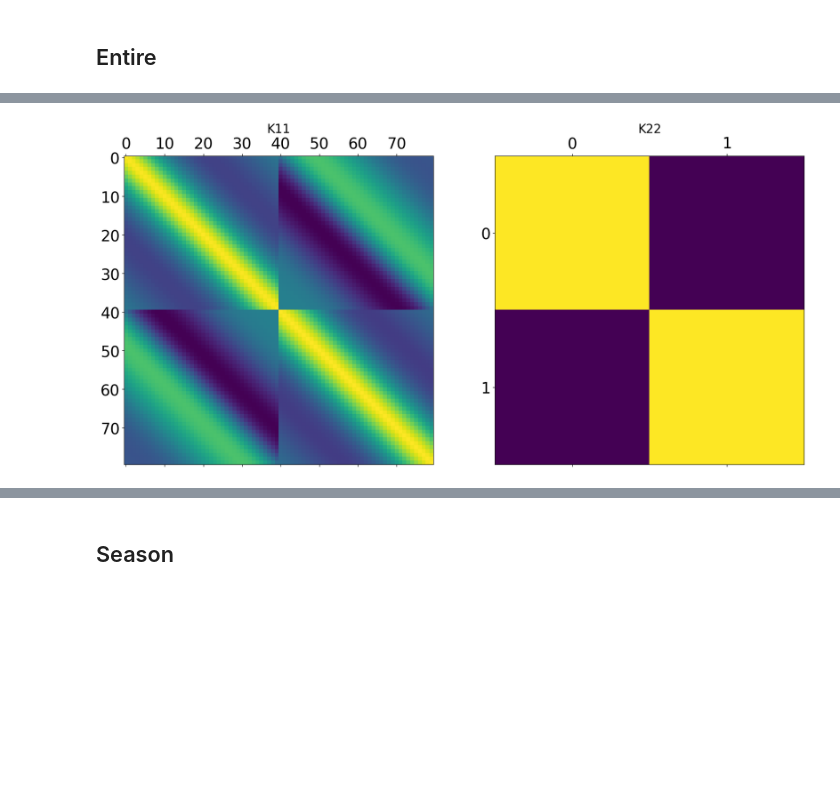
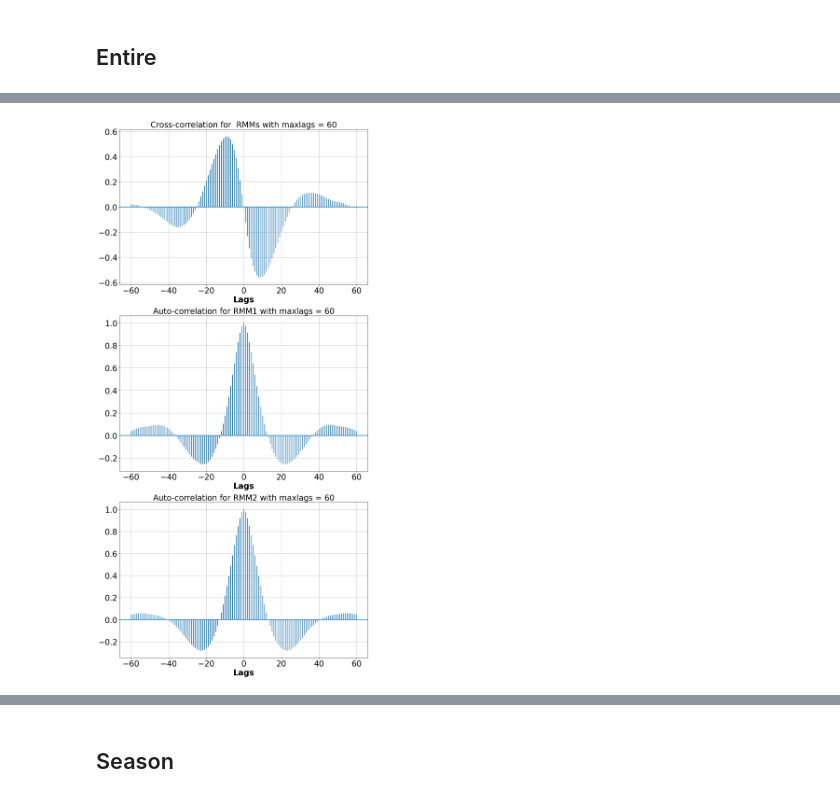
Before and after one commit to vishwas1984/SINDy_RealData, a Jupyter notebook: examples/emp_stats.ipynb, the cells around one changed output, grey strips where cells are left out. Drawn from its saved outputs; the diff is of its cells as text; code cells hidden in the pictures; blank space fills up the shorter version.

Commit message:
add modified confidence region and phase diagram

```diff
--- a/examples/emp_stats.ipynb
+++ b/examples/emp_stats.ipynb
@@ -394,41 +677,39 @@ for width in widths:
 # %%
 import matplotlib.colors as mcolors
 palette_colors = list(mcolors.TABLEAU_COLORS.keys()) # list of Tableau Palette colors
-color = palette_colors[0]
+colors = palette_colors[0:len(widths)]
 rmms = ['RMM1','RMM2']
 
 plt.rc('xtick', labelsize=25)  # fontsize of the tick labels
 plt.rc('ytick', labelsize=25)  # fontsize of the tick labels
+
+# Plot auto-correlation and cross-correlation
+maxlags = 60
+fig, axs = plt.subplots(3, 1, figsize=(14, 10*3))
+axs[0].xcorr(entire_npzfile['RMM1'][start_train: start_train+n_trains[widths[0]]], entire_npzfile['RMM2'][start_train: start_train+n_trains[widths[0]]], usevlines=True, normed=True, maxlags=maxlags, lw=2)
+axs[0].set_xlabel('Lags', fontsize=25, fontweight='bold')
+axs[0].set_title(f'Cross-correlation for  RMMs with maxlags = {maxlags}', fontsize=25)
+axs[0].grid(True)
+for k, rmm in enumerate(['RMM1','RMM2']):
+    axs[k+1].acorr(entire_npzfile[rmm][start_train: start_train+n_trains[widths[0]]], usevlines=True, maxlags=maxlags, normed=True, lw=2)
+    axs[k+1].set_xlabel('Lags', fontsize=25, fontweight='bold')
+    axs[k+1].set_title(f'Auto-correlation for {rmm} with maxlags = {maxlags}', fontsize=25)
+    axs[k+1].grid(True)
+fig.savefig("../figs/emp_entire_corrs.png")
 
 for width in widths:
 
     n_train = n_trains[width]
     start_test = start_tests[width]
 
-    # Plot cov
-    emp_covs = [K11_entire[width], K22_entire[width]]
-    emp_cov_names = ['K11','K22']
-    fig, axs = plt.subplots(1, 2, figsize=(10*2, 10))
-    for i, emp_cov in enumerate(emp_covs):
-        axs[i].matshow(emp_cov)
-        axs[i].set_title(f'{emp_cov_names[i]}', fontsize = 20)
-    fig.savefig("../figs/emp_entire_covs.png")
-
-    # Plot auto-correlation and cross-correlation
-    maxlags = 60
-    fig, axs = plt.subplots(3, 1, figsize=(14, 10*3))
-    for k, rmm in enumerate(['RMM1','RMM2']):
-        axs[k].acorr(entire_npzfile[rmm][start_train: start_train+n_train], usevlines=True, maxlags=maxlags, normed=True, lw=2)
-        axs[k].set_xlabel('Lags', fontsize=25, fontweight='bold')
-        axs[k].set_title(f'Auto-correlation for {rmm} with maxlags = {maxlags}', fontsize=25)
-        axs[k].grid(True)
-
-    axs[2].xcorr(entire_npzfile['RMM1'][start_train: start_train+n_train], entire_npzfile['RMM2'][start_train: start_train+n_train], usevlines=True, normed=True, maxlags=maxlags, lw=2)
-    axs[2].set_xlabel('Lags', fontsize=25, fontweight='bold')
-    axs[2].set_title(f'Cross-correlation for  RMMs with maxlags = {maxlags}', fontsize=25)
-    axs[2].grid(True)
-
-    fig.savefig("../figs/emp_entire_corrs.png")
+    # # Plot cov
+    # emp_covs = [K11_entire[width], K22_entire[width]]
+    # emp_cov_names = ['K11','K22']
+    # fig, axs = plt.subplots(1, 2, figsize=(10*2, 10))
+    # for i, emp_cov in enumerate(emp_covs):
+    #     axs[i].matshow(emp_cov)
+    #     axs[i].set_title(f'{emp_cov_names[i]}', fontsize = 20)
+    # fig.savefig("../figs/emp_entire_covs.png")
 
     # Plot errors
     fig, axs = plt.subplots(2, 1, figsize=(22, 12*2))
@@ -445,7 +726,7 @@ for width in widths:
     ax0.set_ylabel('RMSE', color = 'blue', fontsize=35)
 
     major_ticks = np.linspace(0, lead_time, 31)
-    minor_ticks = np.linspace(0.1, 1.0, 19)
+    minor_ticks = np.linspace(0.0, 1.0, 21)
     axs[0].set_xticks(major_ticks)
     axs[0].set_yticks(minor_ticks)
     axs[0].grid(which="major",alpha=0.6)
@@ -468,37 +749,24 @@ for width in widths:
     axs[1].grid(which="major",alpha=0.6)
 
     fig.savefig("../figs/emp_entire_errs.png")
+    plt.show()
 
-    # Plot predictions with observations
-    for i in range(1):#range(n_pred):
-        start_ids = np.arange(i + start_test + width + 1 - width, i + start_test + width + 1)
-        pred_ids = np.arange(i + start_test + width, i + start_test + width + lead_time)
-        fig, axs = plt.subplots(2, 1, figsize=(14, 10*2))
-        for k, rmm in enumerate(rmms):
-            axs[k].plot(start_ids, npzfile[rmm][start_ids], color='black', marker='^')
-            axs[k].plot(pred_ids, obs[width][rmm][i,:], color='black', marker='o')
+ # Plot predictions with observations
+for i in range(50,51):#range(n_pred):
+    #start_ids = np.arange(i + start_test + 1, i + start_test + width + 1)
+    pred_ids = np.arange(i + start_tests[widths[0]] + widths[0], i + start_tests[widths[0]] + widths[0] + lead_time)
+    fig, axs = plt.subplots(2, 1, figsize=(14, 10*2))
+    for k, rmm in enumerate(rmms):
+        #axs[k].plot(start_ids, npzfile[rmm][start_ids], color='black', marker='^')
+        axs[k].plot(pred_ids, obs[widths[0]][rmm][i,:], color='black', marker='o')
+        for width, color in zip(widths,colors):
             # Plot predictive means as blue line
             axs[k].plot(pred_ids, observed_preds[width][rmm][i,:], color, linewidth=2, marker='x')
             # shade between the lower and upper confidence bounds
             axs[k].fill_between(pred_ids, lower_confs[width][rmm][i,:], upper_confs[width][rmm][i,:], alpha=0.5, color=color)
-            axs[k].legend(['starting interval', 'truth', 'predict', 'confidence'],fontsize=35)
-            axs[k].set_title(f'Empirical GP Inference for MJO {rmm} with \n width = {width}, training size = {n}, No. of predictions = {n_pred}',fontsize=20, fontweight="bold")
-        fig.savefig("../figs/emp_entire_preds.png")
-
-    # Plot covariance versus Euclidean distance
-    iu = np.triu_indices(len(dist_joint[width]))
-    dist_joint_unfold = dist_joint[width][iu]
-    emp_jointcov_unfold = train_jointcov[width][iu]
-    print(dist_joint_unfold.shape)
-    print(emp_jointcov_unfold.shape)
-
-    arrind = dist_joint_unfold.argsort()
-    sorted_dist_joint = dist_joint_unfold[arrind]
-    sorted_emp_jointcov = emp_jointcov_unfold[arrind]
-
-    plt.figure(figsize=(12,8))
-    plt.plot(sorted_dist_joint, sorted_emp_jointcov)
-    plt.xlabel('Euclidean distance', fontsize=18)
-    plt.title(f'Empirical covaraince for width = {width}', fontsize=25, fontweight="bold")
-    plt.show()
+        axs[k].legend(['truth', f'predict ({widths[0]})',f'CI ({widths[0]})', f'predict ({widths[1]})',f'CI ({widths[1]})'],fontsize=25)
+        axs[k].grid()
+        axs[k].set_title(f'Empirical GP Inference for MJO {rmm} with \n training size = {n}, No. of predictions = {n_pred}',fontsize=20, fontweight="bold")
+    fig.savefig("../figs/emp_entire_preds.png")
+plt.show()
 # %% [output]
@@ -507 +773 @@ for width in widths:
-[figure, old version]
+[figure, new version]
```
Also changed, not shown: parts of 11 cells of this notebook, 4 other files.
